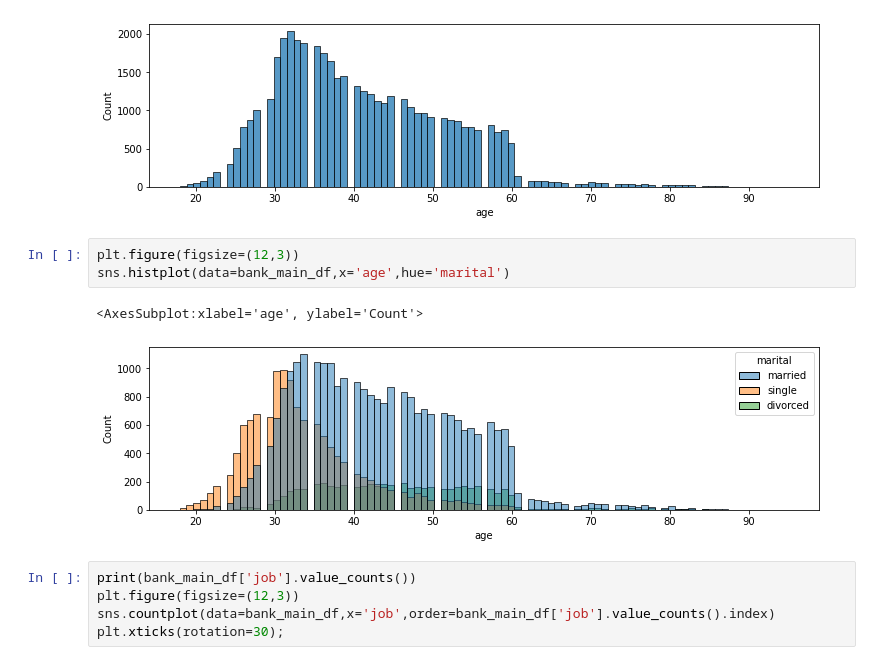
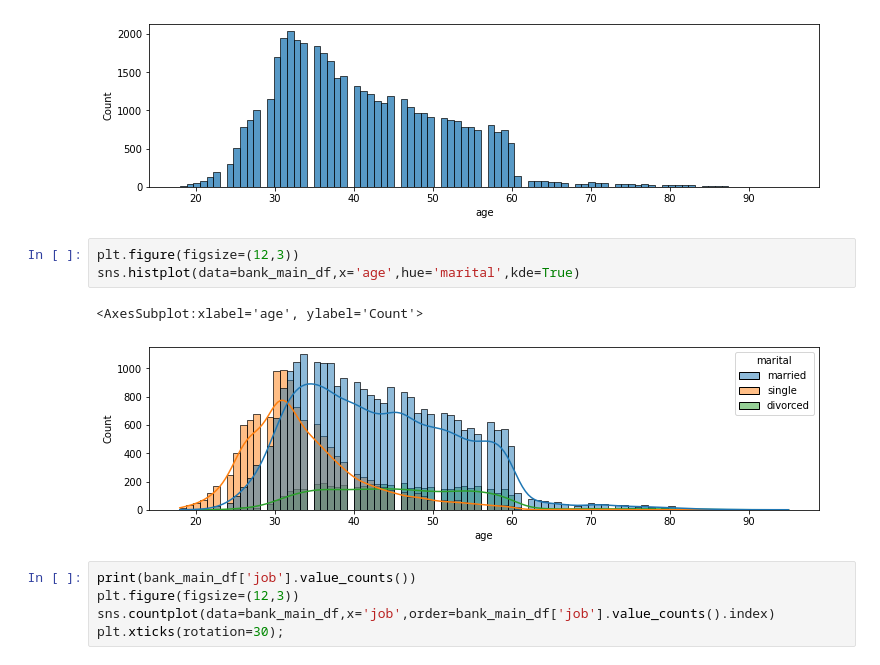
Before and after one commit to sfreagin/ADS_500B_project, a Jupyter notebook: group_project/EDA1.ipynb, the cells around one changed output. Drawn from its saved outputs; the diff is of its cells as text.

```diff
--- a/group_project/EDA1.ipynb
+++ b/group_project/EDA1.ipynb
@@ -36,10 +36,10 @@ sns.histplot(data=bank_main_df,x='age')
 [figure]
 # %%
 plt.figure(figsize=(12,3))
-sns.histplot(data=bank_main_df,x='age',hue='marital')
+sns.histplot(data=bank_main_df,x='age',hue='marital',kde=True)
 # %% [output]
 <AxesSubplot:xlabel='age', ylabel='Count'>
-[figure, old version]
+[figure, new version]
 # %%
 print(bank_main_df['job'].value_counts())
 plt.figure(figsize=(12,3))
```
Also changed, not shown: parts of 2 cells of this notebook, 1 other file.
